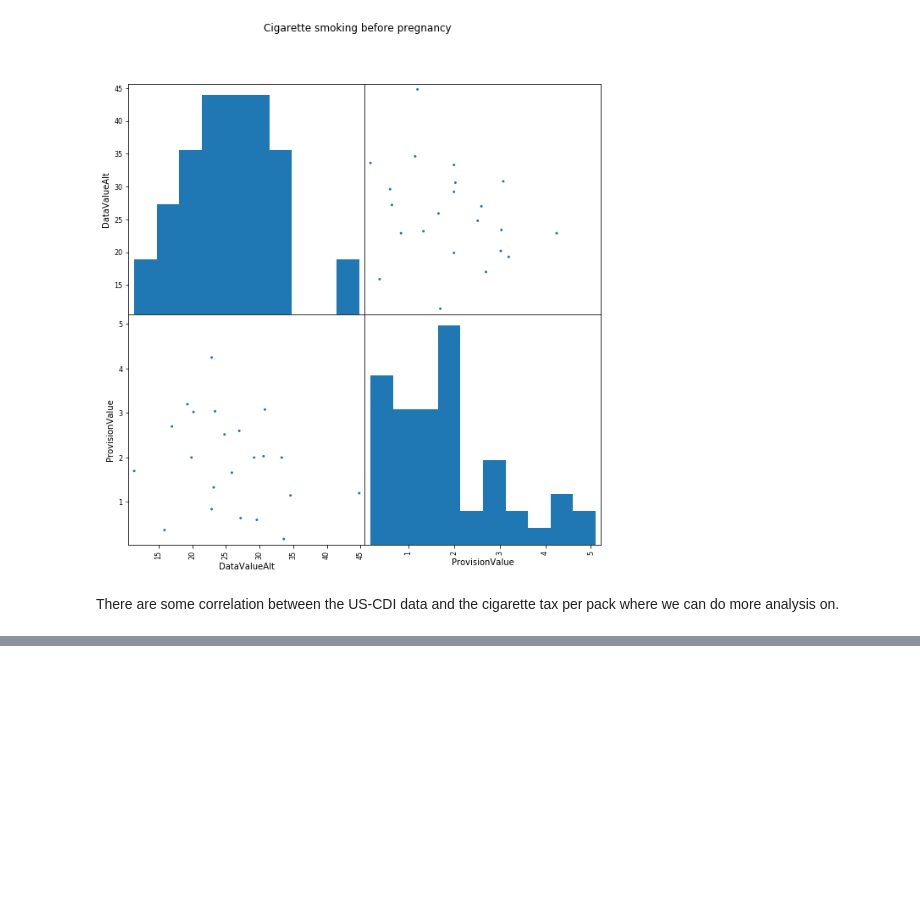
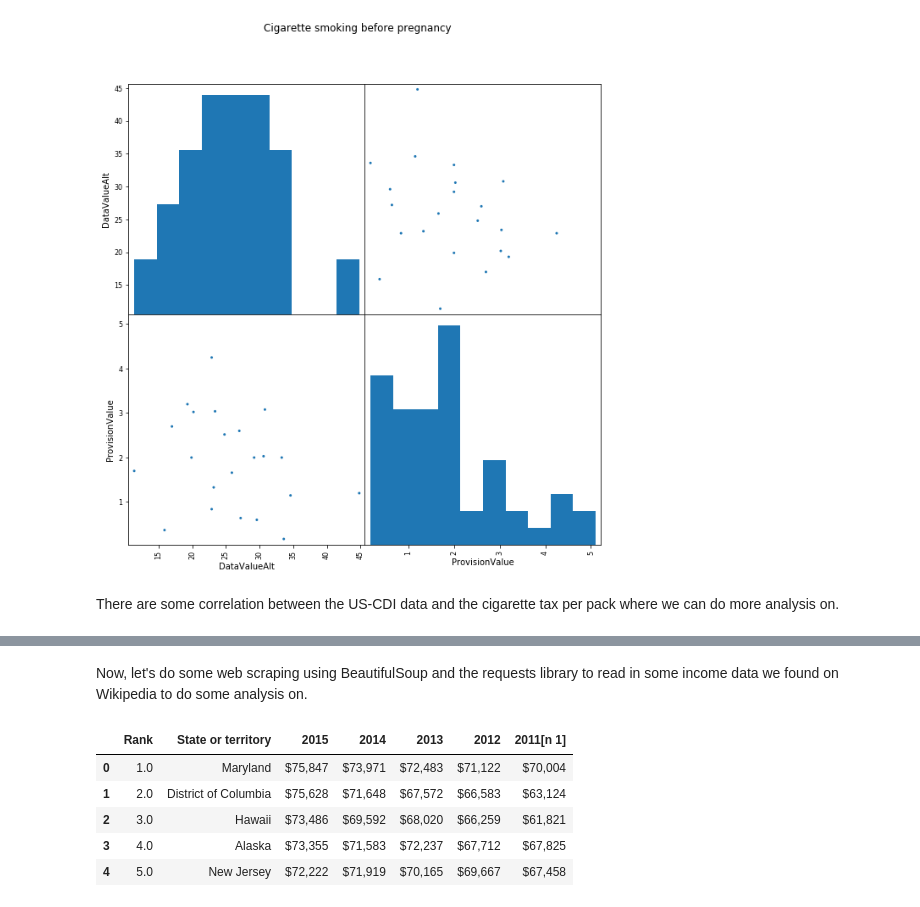
Before and after one commit to kwood16/US-CDI, a Jupyter notebook: Project Proposal.ipynb, the cells around one changed output, grey strips where cells are left out. Drawn from its saved outputs; the diff is of its cells as text; code cells hidden in the pictures; blank space fills up the shorter version.

```diff
--- a/Project Proposal.ipynb
+++ b/Project Proposal.ipynb
@@ -489,0 +612,29 @@ There are some correlation between the US-CDI data and the cigarette tax per pac
+# %% [markdown]
+Now, let's do some web scraping using BeautifulSoup and the requests library to read in some income data we found on Wikipedia to do some analysis on.
+# %%
+from bs4 import BeautifulSoup
+import requests
+
+# Commented out after initial run. File now in directory.
+# income_html = requests.get('https://en.wikipedia.org/wiki/List_of_U.S._states_and_territories_by_income').text
+# with open("income.html", "w", encoding='utf-8') as file:
+#     file.write(income_html)
+with open('income.html', 'r', encoding='utf-8') as html_file:
+    income_html = html_file.read()
+
+income_soup = BeautifulSoup(income_html, 'html.parser')
+tables = income_soup.find_all('table',{'class':'wikitable sortable'})
+
+# This data is from 2010-2014
+median_income = pd.read_html(str(tables))[0]
+
+per_cap_income = pd.read_html(str(tables))[1]
+# %%
+median_income.head()
+# %% [output]
+|  | Rank | State or territory | 2015 | 2014 | 2013 | 2012 | 2011[n 1] |
+| 0 | 1.0 | Maryland | $75,847 | $73,971 | $72,483 | $71,122 | $70,004 |
+| 1 | 2.0 | District of Columbia | $75,628 | $71,648 | $67,572 | $66,583 | $63,124 |
+| 2 | 3.0 | Hawaii | $73,486 | $69,592 | $68,020 | $66,259 | $61,821 |
+| 3 | 4.0 | Alaska | $73,355 | $71,583 | $72,237 | $67,712 | $67,825 |
+| 4 | 5.0 | New Jersey | $72,222 | $71,919 | $70,165 | $69,667 | $67,458 |
```
Also changed, not shown: parts of 25 cells of this notebook, 5 other files.
